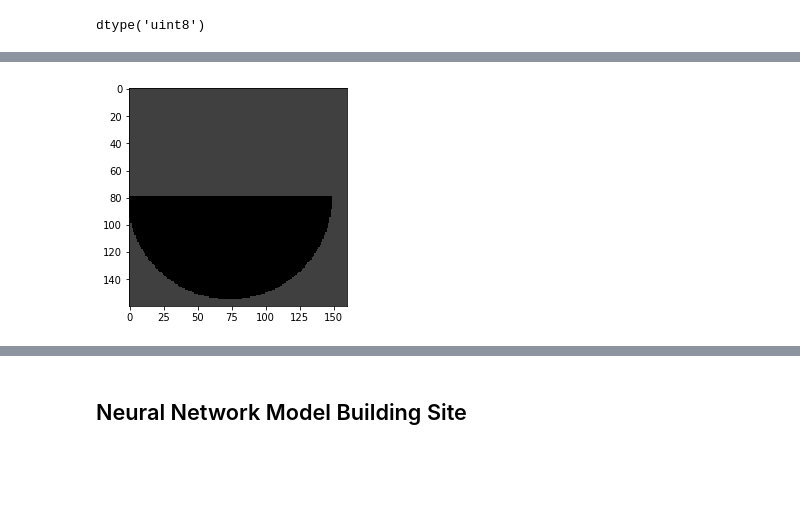
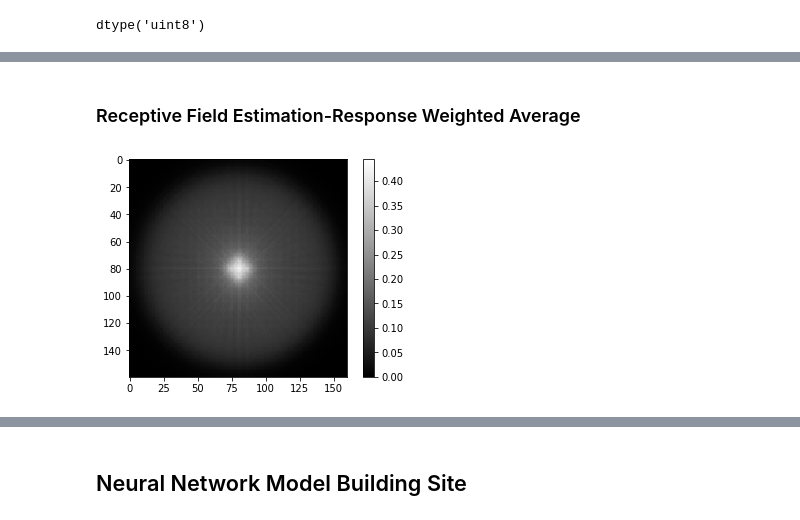
Before and after one commit to Animadversio/2p-V1-population-coding-data-analysis, a Jupyter notebook: V1 CNN Demo.ipynb, the cells around one changed output, grey strips where cells are left out. Saved outputs shown, nothing was run; the diff lists cells and outputs as text; code cells hidden in the pictures; blank space fills up the shorter version.

```diff
--- a/V1 CNN Demo.ipynb
+++ b/V1 CNN Demo.ipynb
@@ -51,6 +88,12 @@ dtype('uint8')
+# %% [markdown]
+### Receptive Field Estimation-Response Weighted Average
+# %%
+AvgStimi=(64-Stimuli.mean(axis=0))/64
+NormStimuli=(64-Stimuli)/64
 # %%
 plt.figure()
-plt.imshow(Stimuli[0,:,:],cmap=plt.cm.gray,vmin=0,vmax=256)
+plt.imshow(AvgStimi,cmap=plt.cm.gray)#,vmin=0,vmax=256
+plt.colorbar()
 plt.show()
 # %% [output]
-[figure, old version]
+[figure, new version]
```
Also changed, not shown: parts of 19 cells of this notebook.
